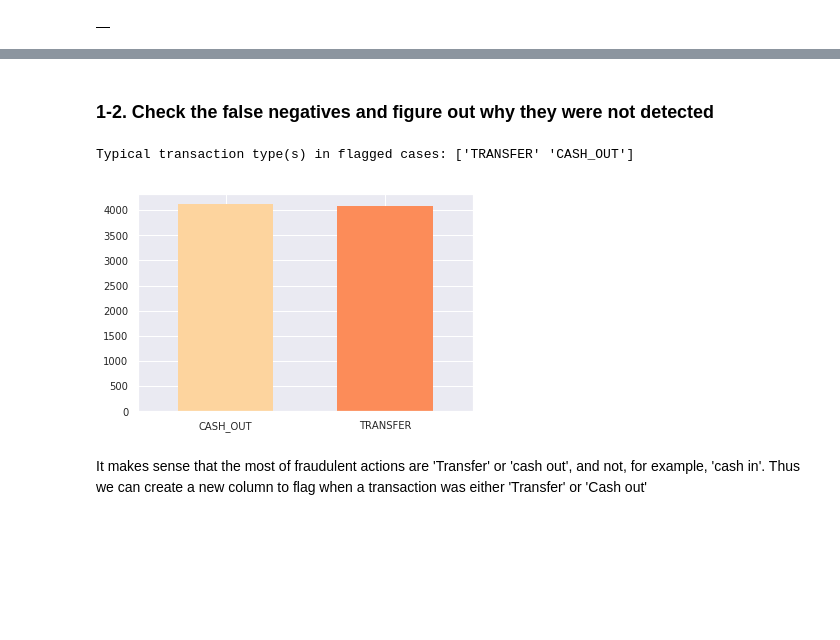
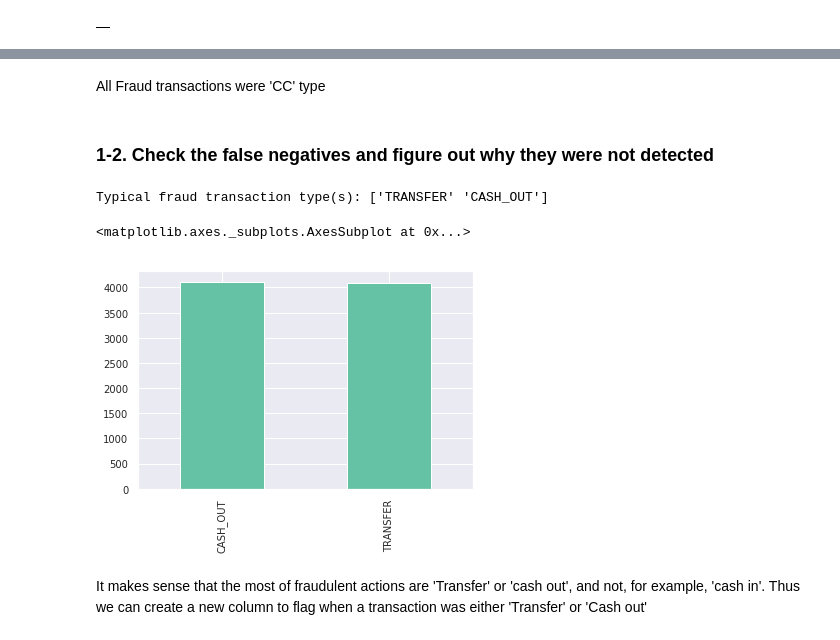
Before and after one commit to soyhyoj/CodeOp1-DA1-FraudDetectionPaysim, a Jupyter notebook: notebooks/EDA-merged.ipynb, the cells around one changed output, grey strips where cells are left out. Cells and saved outputs as stored; diff of their text form; code cells hidden in the pictures; blank space fills up the shorter version.

```diff
--- a/notebooks/EDA-merged.ipynb
+++ b/notebooks/EDA-merged.ipynb
@@ -9,10 +9,10 @@ Data available at [kaggle](https://www.kaggle.com/ntnu-testimon/paysim1).
 # %%
 import numpy as np
 import pandas as pd
+import random
 from matplotlib import pyplot as plt
 import seaborn as sns
 sns.set()
-sns.set_context(rc = {'patch.linewidth': 0.0})
 sns.set_palette('Set2')
 
 SMALL_SIZE = 10
@@ -283,16 +243,15 @@ No, the names detected in TPs were not used in other fraudulent transactions.<br
+# %% [markdown]
+All Fraud transactions were 'CC' type
 # %% [markdown]
 ### 1-2.  Check the false negatives and figure out why they were not detected
 # %%
 # What are the main transaction types of FNs?
-print(f'Typical transaction type(s) in flagged cases: {false_negative.type.unique()}')
-false_negative.type.value_counts().plot(kind='bar', color=sns.color_palette('OrRd',3), width=.6)
 
-fig4 = plt.gcf()
-plt.xticks(rotation=0)
-plt.show()
-fig4.savefig('./Fig4.png', dpi=240)
+print(f'Typical fraud transaction type(s): {false_negative.type.unique()}')
+false_negative.type.value_counts().plot(kind='bar')
 # %% [output]
-Typical transaction type(s) in flagged cases: ['TRANSFER' 'CASH_OUT']
+Typical fraud transaction type(s): ['TRANSFER' 'CASH_OUT']
+<matplotlib.axes._subplots.AxesSubplot at 0x...>
-[figure, old version]
+[figure, new version]
 # %% [markdown]
 It makes sense that the most of fraudulent actions are 'Transfer' or 'cash out', and not, for example, 'cash in'. Thus we can create a new column to flag when a transaction was either 'Transfer' or 'Cash out'
```
Also changed, not shown: parts of 36 cells of this notebook.
